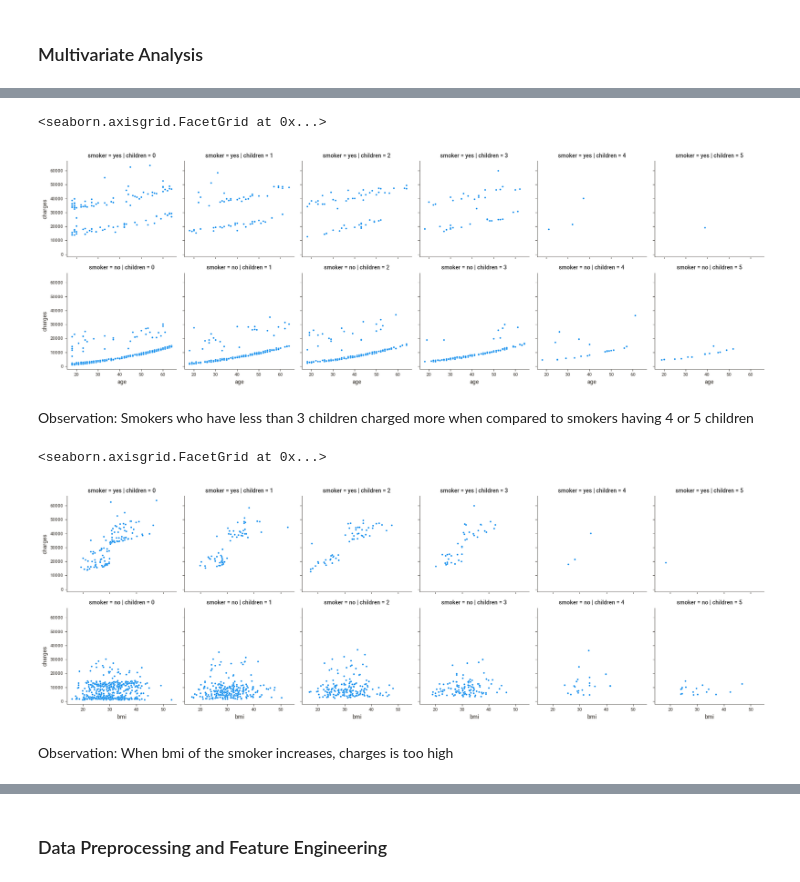
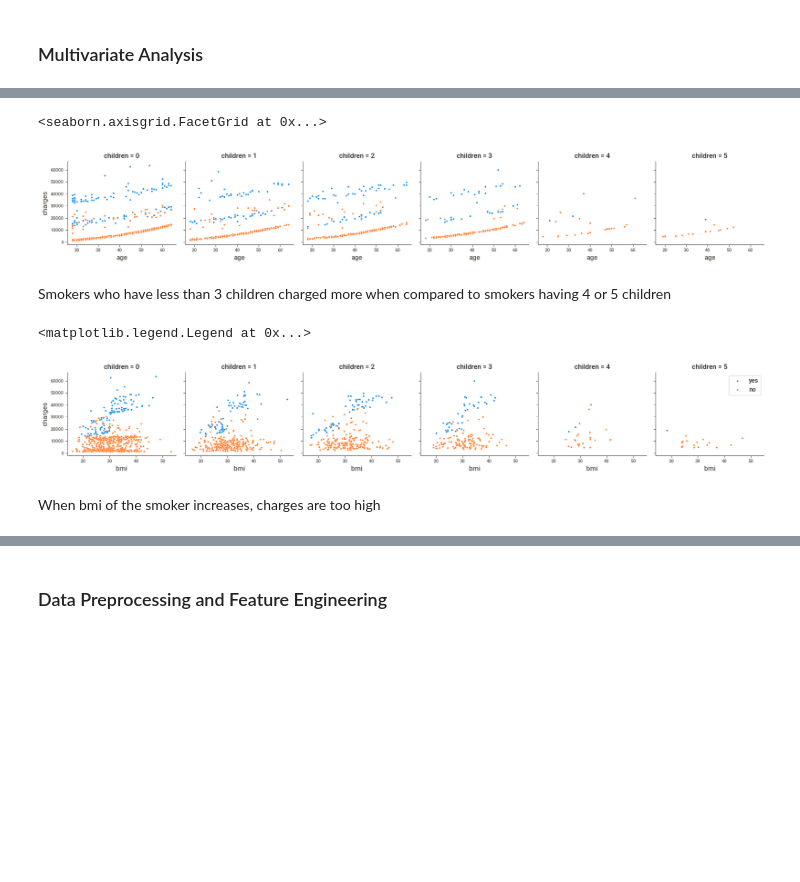
Before and after one commit to rajasinghj37/Insurance-Cost-Prediction, a Jupyter notebook: PRCP-1021-InsCostPred.ipynb, the cells around one changed output, grey strips where cells are left out. Cells and saved outputs as stored; diff of their text form; code cells hidden in the pictures; blank space fills up the shorter version.

```diff
--- a/PRCP-1021-InsCostPred.ipynb
+++ b/PRCP-1021-InsCostPred.ipynb
@@ -206,19 +204,18 @@ sns.pairplot(insurance_dataset)
 # %%
-g = sns.FacetGrid(insurance_dataset, col="children",  row="smoker")
+g = sns.FacetGrid(insurance_dataset, col="children",  hue="smoker")
 g.map(sns.scatterplot, "age", "charges")
 # %% [output]
 <seaborn.axisgrid.FacetGrid at 0x...>
-[figure, old version]
+[figure, new version]
 # %% [markdown]
-Observation:
-    Smokers who have less than 3 children charged more when compared to smokers having 4 or 5 children
+Smokers who have less than 3 children charged more when compared to smokers having 4 or 5 children
 # %%
-g = sns.FacetGrid(insurance_dataset, col="children",  row="smoker")
+g = sns.FacetGrid(insurance_dataset, col="children",  hue="smoker")
 g.map(sns.scatterplot, "bmi", "charges")
+plt.legend()
 # %% [output]
-<seaborn.axisgrid.FacetGrid at 0x...>
+<matplotlib.legend.Legend at 0x...>
-[figure, old version]
+[figure, new version]
 # %% [markdown]
-Observation:
-    When bmi of the smoker increases, charges is too high
+When bmi of the smoker increases, charges are too high
 # %%
```
Also changed, not shown: parts of 127 cells of this notebook.
